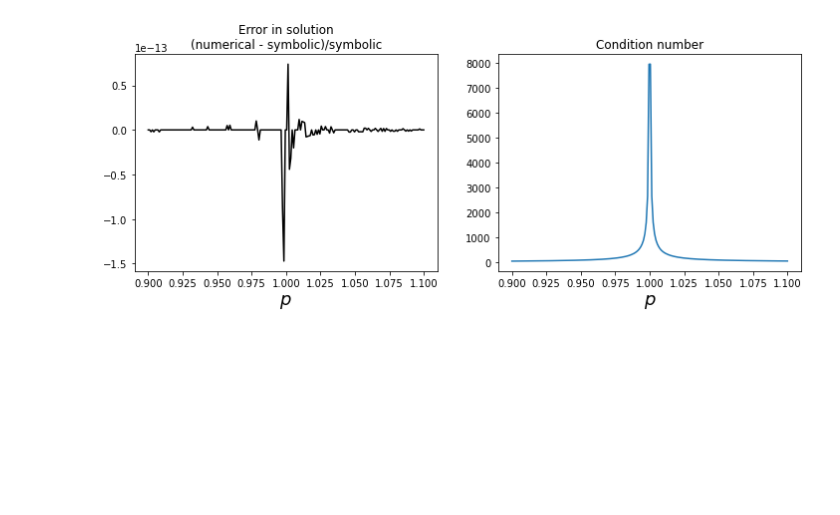
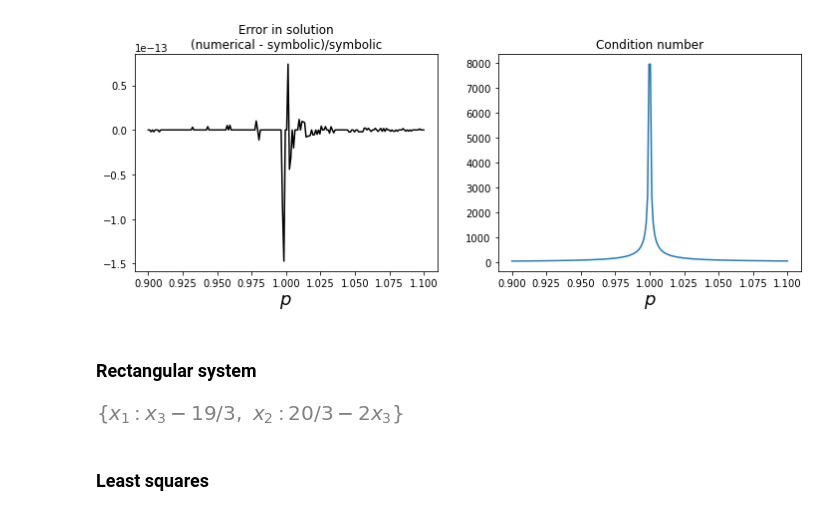
Before and after one commit to nickovchinnikov/Computational-Science-and-Engineering, a Jupyter notebook: NumericalPython/4.EquationSolving.ipynb, the cells around one changed output. Drawn from its saved outputs; the diff is of its cells as text; code cells hidden in the pictures; blank space fills up the shorter version.

```diff
--- a/NumericalPython/4.EquationSolving.ipynb
+++ b/NumericalPython/4.EquationSolving.ipynb
@@ -140,3 +157,17 @@ axes[1].set_xlabel(r'$p$', fontsize=18)
 # %% [output]
 Text(0.5, 0, '$p$')
 [figure]
+# %% [markdown]
+### Rectangular system
+# %%
+x_vars = sympy.symbols("x_1, x_2, x_3")
+
+A = sympy.Matrix([[1, 2, 3], [4, 5, 6]])
+x = sympy.Matrix(x_vars)
+b = sympy.Matrix([7, 8])
+
+sympy.solve(A*x - b, x_vars)
+# %% [output]
+[figure, added]
+# %% [markdown]
+### Least squares
```
Also changed, not shown: parts of 21 cells of this notebook.
